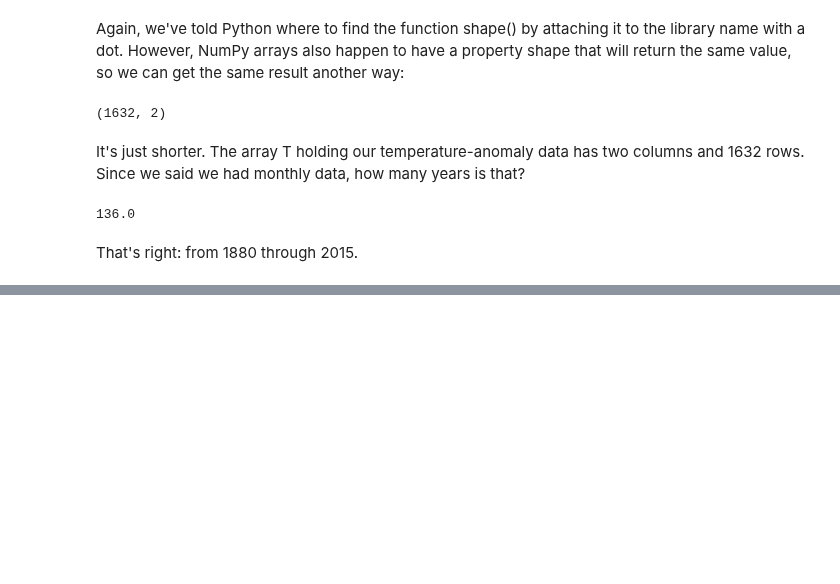
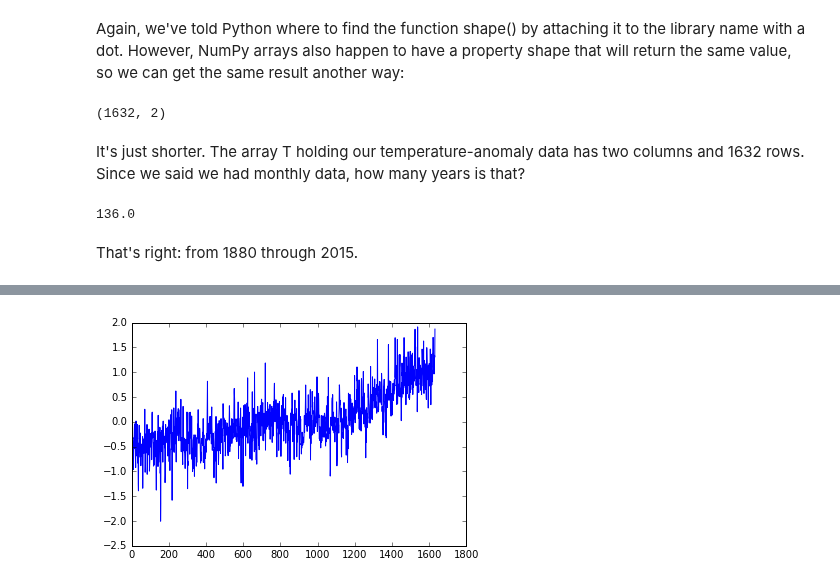
Before and after one commit to barbagroup/essential_skills_RRC, a Jupyter notebook: the_python_scientific_stack.ipynb, the cells around one changed output, grey strips where cells are left out. Drawn from its saved outputs; the diff is of its cells as text; code cells hidden in the pictures; blank space fills up the shorter version.

```diff
--- a/the_python_scientific_stack.ipynb
+++ b/the_python_scientific_stack.ipynb
@@ -103,0 +119,4 @@ That's right: from 1880 through 2015.
+# %%
+pyplot.plot(T_land[:,1])
+# %% [output]
+[figure, added]
```
Also changed, not shown: parts of 24 cells of this notebook.
